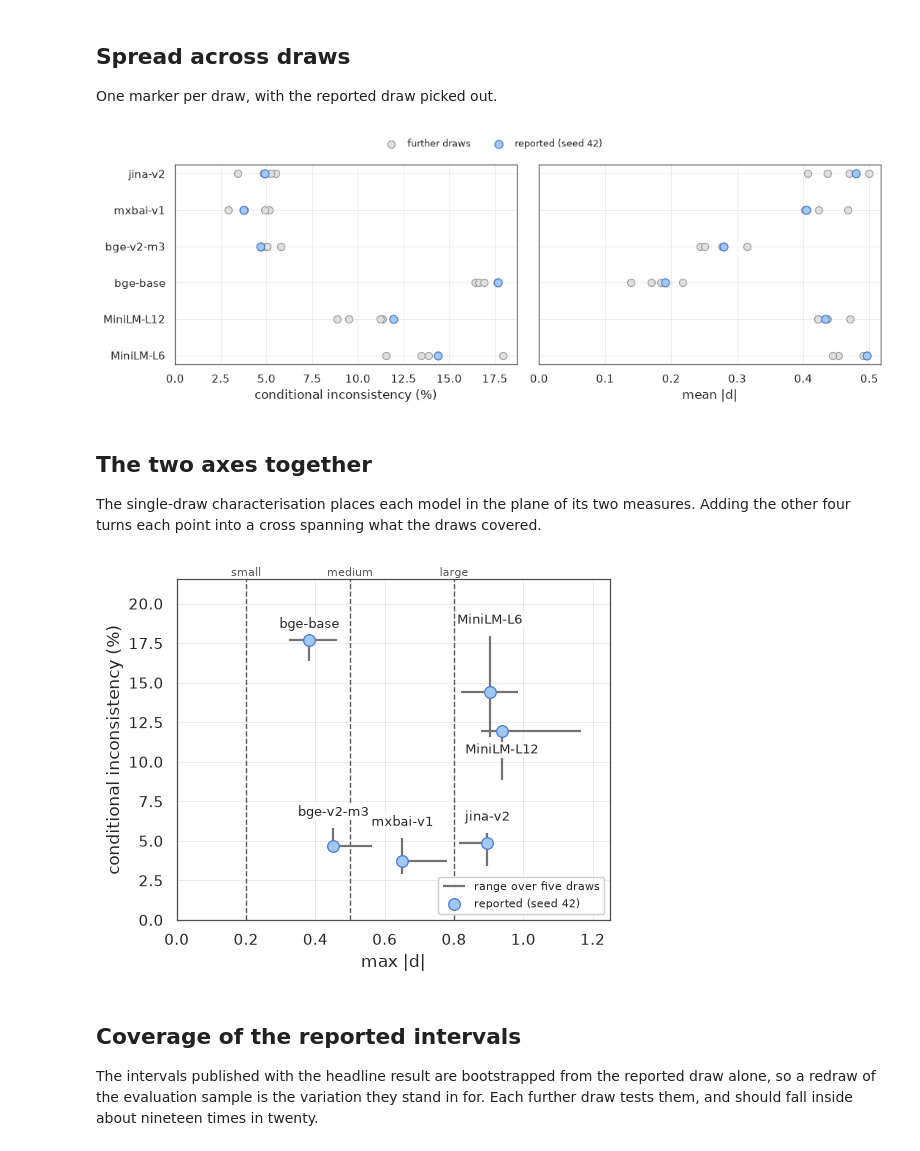
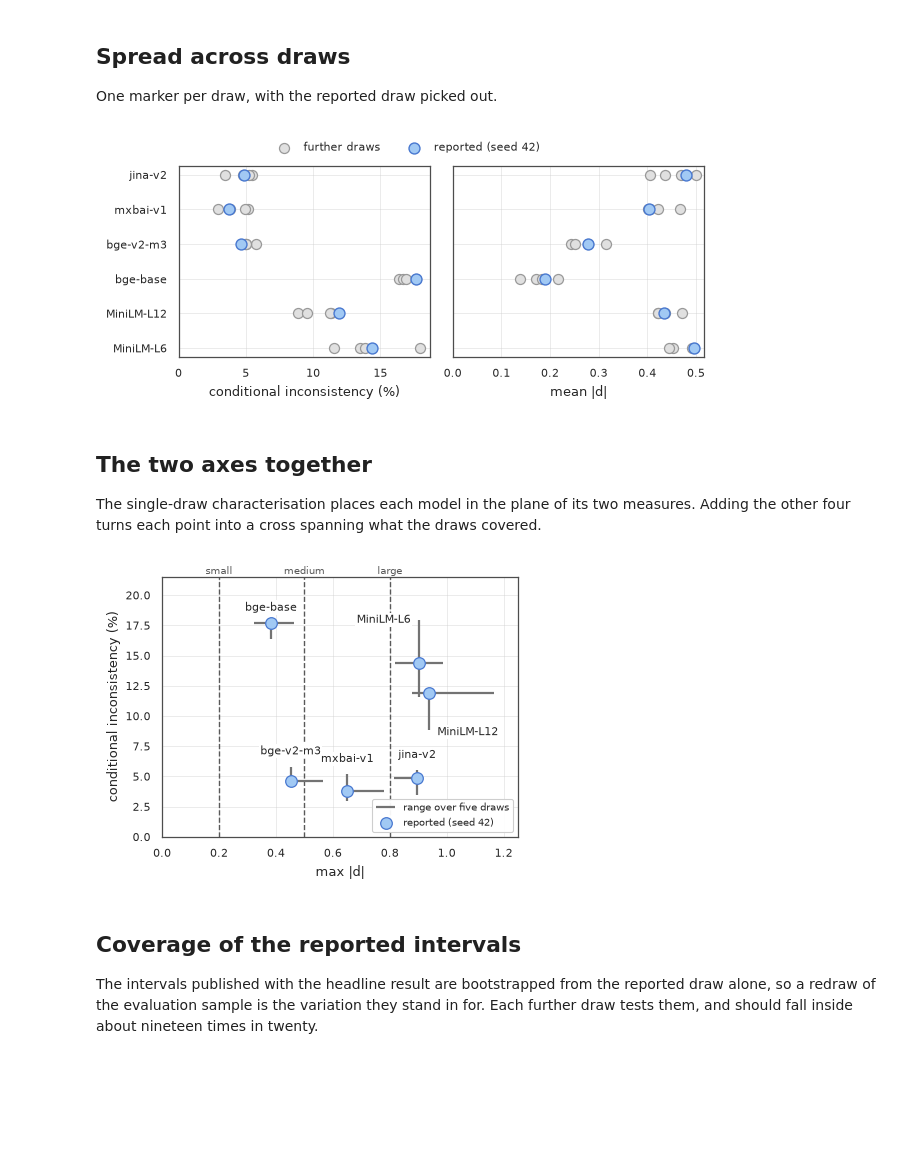
Before and after one commit to foad/format-sensitivity-reranking, a Jupyter notebook: notebooks/h1/h1_seed_sweep.ipynb, the cells around one changed output. Drawn from its saved outputs; the diff is of its cells as text; code cells hidden in the pictures; blank space fills up the shorter version.

```diff
--- a/notebooks/h1/h1_seed_sweep.ipynb
+++ b/notebooks/h1/h1_seed_sweep.ipynb
@@ -22,16 +22,25 @@ from fsr.h1_results import (
 )
 from fsr.models.registry import BASE_MODELS
 
-sns.set_theme(style="whitegrid", context="notebook")
+sns.set_theme(style="whitegrid", context="paper")
 plt.rcParams.update(
     {
         "figure.dpi": 100,
+        "font.size": 9,
+        "axes.labelsize": 9,
+        "xtick.labelsize": 8,
+        "ytick.labelsize": 8,
+        "legend.fontsize": 8,
         "grid.linewidth": 0.6,
         "grid.alpha": 0.45,
         "axes.edgecolor": "0.3",
         "axes.linewidth": 0.9,
     }
 )
+
+# the thesis text width in inches: A4 with 1 in margins. Figures are drawn at the
+# width they are printed at, so their text prints at its true size.
+TEXT_WIDTH = 6.27
 
 BAR_FILL = sns.color_palette("pastel")[0]
 BAR_EDGE = sns.color_palette("muted")[0]
@@ -261,36 +270,36 @@ def spread(ax, frame, label):
             label="further draws" if offset == 0 else None,
         )
     ax.scatter(
         rows[f"seed {REPORTED}"],
         y,
         s=62,
         color=BAR_FILL,
         edgecolor=BAR_EDGE,
         linewidth=1.0,
         zorder=3,
         label=f"reported (seed {REPORTED})",
     )
     ax.set_yticks(y)
     ax.set_yticklabels(ORDER)
     ax.set_xlabel(label)
     ax.set_xlim(0, None)
 
 
-fig, (left, right) = plt.subplots(1, 2, figsize=(11, 3.6), sharey=True)
+fig, (left, right) = plt.subplots(1, 2, figsize=(TEXT_WIDTH, 2.6), sharey=True)
 spread(left, inconsistency, "conditional inconsistency (%)")
 spread(right, mean_d, "mean |d|")
 fig.legend(
     *left.get_legend_handles_labels(),
     loc="upper center",
     bbox_to_anchor=(0.5, 1.08),
     ncol=2,
     frameon=False,
-    fontsize=9,
+    fontsize=8,
 )
 save(fig, "seed_sweep_spread")
 None
 # %% [output]
-[figure, old version]
+[figure, new version]
 # %% [markdown]
 ## The two axes together
 
@@ -307,18 +316,19 @@ clusters = {
 }
 
 # Labels hang above the model's own range bar, as they hang above the point in
-# the single-draw figure this one is read against. MiniLM-L12 is the exception:
-# above would put it on MiniLM-L6's bar, so it hangs under its own point.
+# the single-draw figure this one is read against. The two MiniLM models are the
+# exception: their bars overlap, so MiniLM-L6 sits left of the top of its bar
+# and MiniLM-L12 right of the bottom of its own.
 PLACEMENT = {
-    "bge-base": ("top", 9),
-    "MiniLM-L6": ("top", 9),
-    "MiniLM-L12": ("point", -16),
-    "bge-v2-m3": ("top", 9),
-    "mxbai-v1": ("top", 9),
-    "jina-v2": ("top", 9),
+    "bge-base": ("top", 0, 9, "center"),
+    "MiniLM-L6": ("top", -6, -2, "right"),
+    "MiniLM-L12": ("bottom", 6, -4, "left"),
+    "bge-v2-m3": ("top", 0, 9, "center"),
+    "mxbai-v1": ("top", 0, 9, "center"),
+    "jina-v2": ("top", 0, 9, "center"),
 }
 
-fig, ax = plt.subplots(figsize=(5.4, 4.4))
+fig, ax = plt.subplots(figsize=(0.7 * TEXT_WIDTH, 3.4))
 for level, name in D_THRESHOLDS:
     ax.axvline(level, color=RULE, ls="--", lw=1, zorder=1)
     ax.text(
@@ -326,7 +336,7 @@ for level, name in D_THRESHOLDS:
         1.01,
         name,
         color=RULE,
-        fontsize=8,
+        fontsize=7,
         ha="center",
         transform=ax.get_xaxis_transform(),
     )
@@ -367,7 +377,7 @@ ax.scatter(
 )
 
 for model in ORDER:
-    anchor, dy = PLACEMENT[model]
+    anchor, dx, dy, align = PLACEMENT[model]
     y = clusters[model]["inconsistency_pct"]
     edge = {
         "top": y.max(),
@@ -378,9 +388,9 @@ for model in ORDER:
         model,
         (reported.loc[model, "max_abs_d"], edge),
         textcoords="offset points",
-        xytext=(0, dy),
-        ha="center",
-        fontsize=9,
+        xytext=(dx, dy),
+        ha=align,
+        fontsize=8,
         bbox={"facecolor": "white", "edgecolor": "none", "pad": 1},
         zorder=5,
     )
@@ -391,7 +401,7 @@ ax.set_xlim(0, 1.25)
 ax.set_ylim(0, max(f["inconsistency_pct"].max() for f in plane.values()) * 1.2)
 ax.legend(
     loc="lower right",
-    fontsize=8,
+    fontsize=7,
     frameon=True,
     facecolor="white",
     edgecolor="0.8",
@@ -400,7 +410,7 @@ ax.legend(
 save(fig, "seed_sweep_both_axes")
 None
 # %% [output]
-[figure, old version]
+[figure, new version]
 # %% [markdown]
 ## Coverage of the reported intervals
 
```
Also changed, not shown: parts of 1 cell of this notebook, 35 other files.
